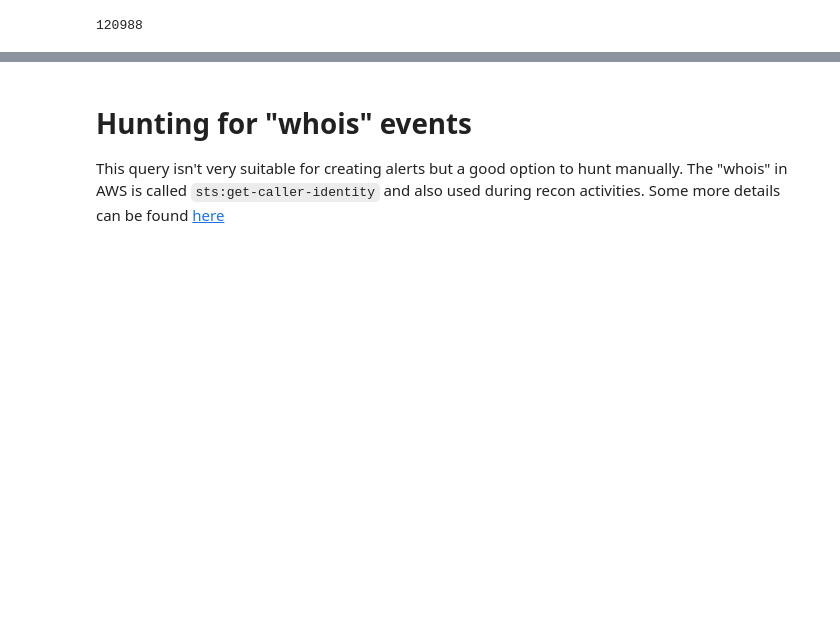
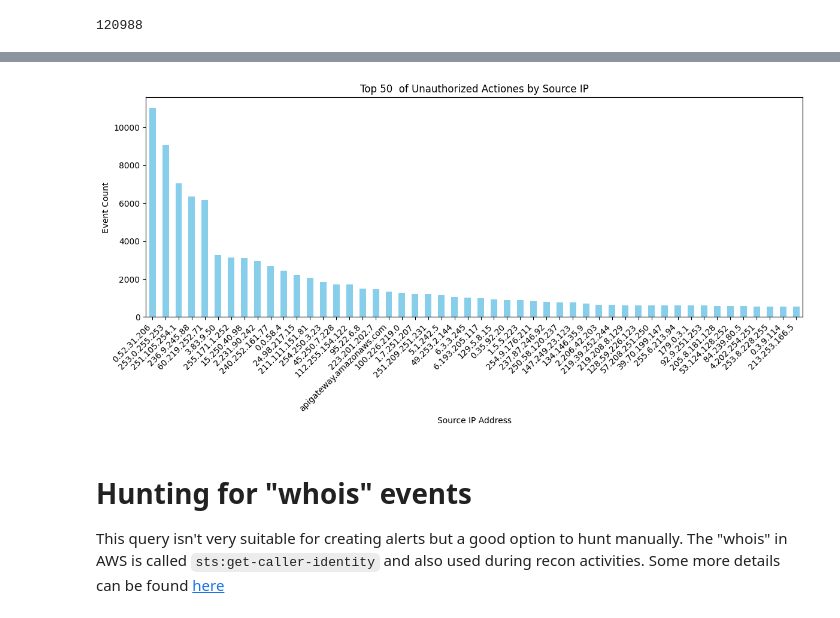
Before and after one commit to BenjiTrapp/aws-threat-hunting, a Jupyter notebook: cloudtrail/hunting-cloudtrail-flaws-cloud.ipynb, the cells around one changed output, grey strips where cells are left out. Cells and saved outputs as stored; diff of their text form; code cells hidden in the pictures; blank space fills up the shorter version.

```diff
--- a/cloudtrail/hunting-cloudtrail-flaws-cloud.ipynb
+++ b/cloudtrail/hunting-cloudtrail-flaws-cloud.ipynb
@@ -366,3 +364,20 @@ pd.read_json(StringIO(json.dumps(unauthed_actions)))[:3].style
+# %%
+unauthed_actions_df = pd.read_json(StringIO(json.dumps(unauthed_actions)))
+
+ip_counts = unauthed_actions_df['sourceIPAddress'].value_counts().nlargest(50)
+
+plt.figure(figsize=(12, 6))
+ip_counts.plot(kind='bar', color='skyblue')
+
+plt.xlabel('Source IP Address')
+plt.ylabel('Event Count')
+plt.title('Top 50  of Unauthorized Actiones by Source IP')
+plt.xticks(rotation=45, ha='right')
+plt.tight_layout()
+
+plt.show()
+# %% [output]
+[figure, added]
 # %% [markdown]
 # Hunting for "whois" events
 
```
Also changed, not shown: parts of 13 cells of this notebook.
